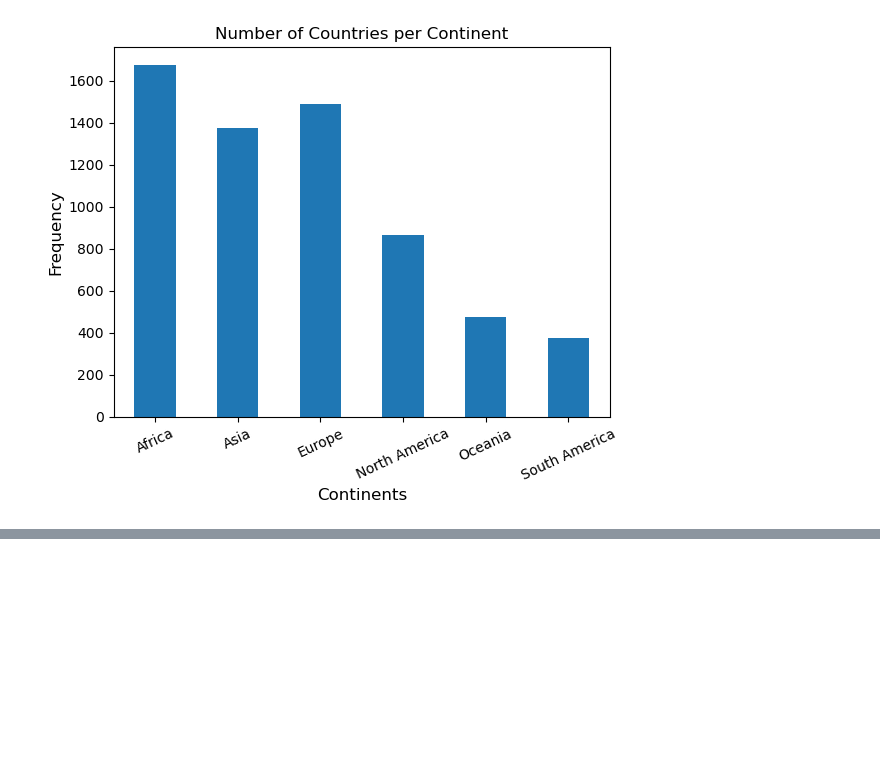
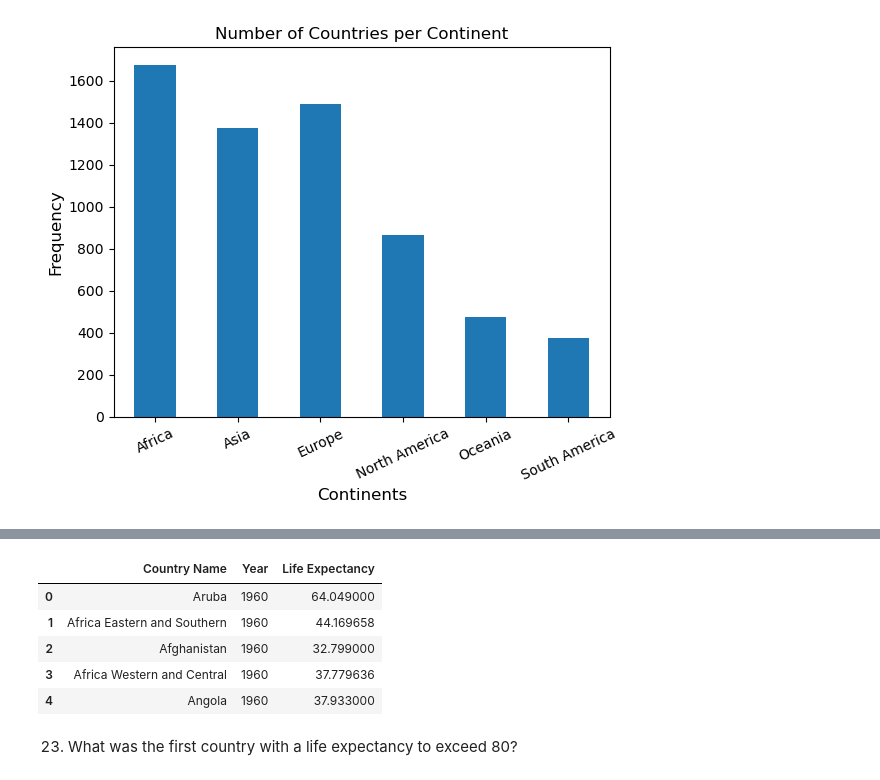
Before and after one commit to nss-data-science-cohort-9/un-exploration-Grantalan, a Jupyter notebook: notebooks/UN_Data_Exploration.ipynb, the cells around one changed output, grey strips where cells are left out. Saved outputs shown, nothing was run; the diff lists cells and outputs as text; code cells hidden in the pictures; blank space fills up the shorter version.

```diff
--- a/notebooks/UN_Data_Exploration.ipynb
+++ b/notebooks/UN_Data_Exploration.ipynb
@@ -382,0 +437,9 @@ plt.ylabel('Frequency', fontsize=12);
+# %%
+life_expectancy_melt.head()
+# %% [output]
+|  | Country Name | Year | Life Expectancy |
+| 0 | Aruba | 1960 | 64.049000 |
+| 1 | Africa Eastern and Southern | 1960 | 44.169658 |
+| 2 | Afghanistan | 1960 | 32.799000 |
+| 3 | Africa Western and Central | 1960 | 37.779636 |
+| 4 | Angola | 1960 | 37.933000 |
@@ -382,0 +448,2 @@ plt.ylabel('Frequency', fontsize=12);
+# %% [markdown]
+23. What was the first country with a life expectancy to exceed 80?
```
Also changed, not shown: parts of 16 cells of this notebook.
